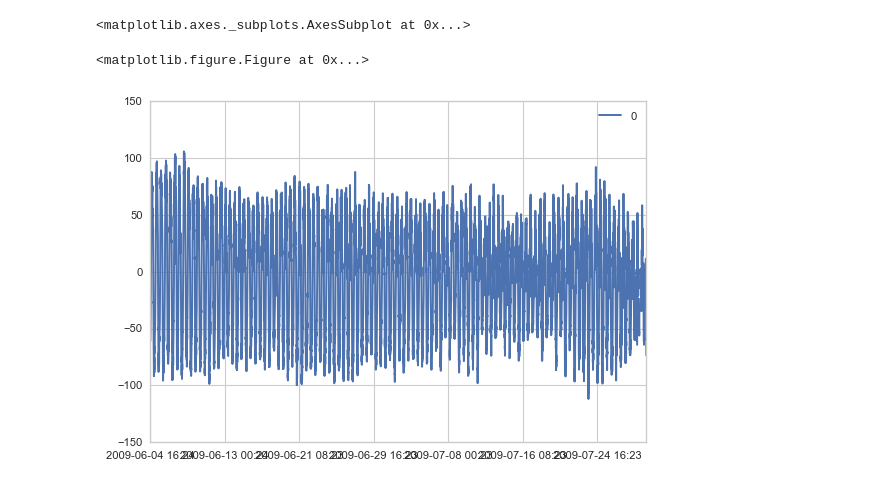
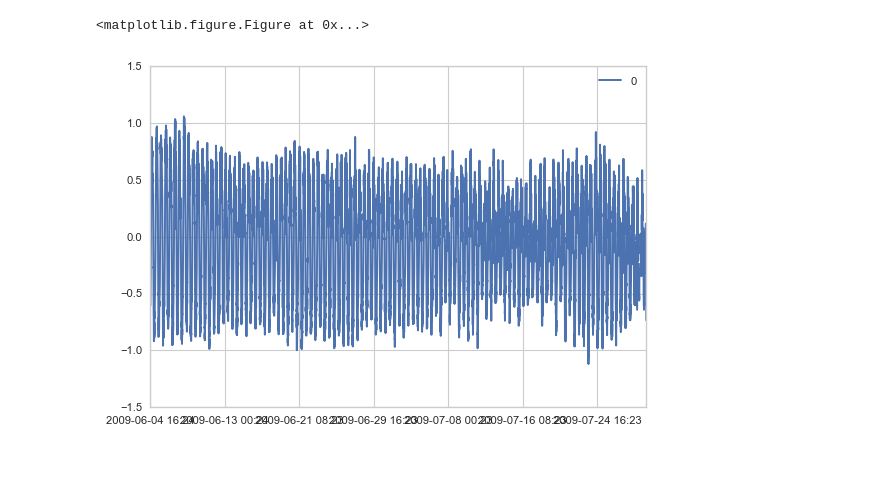
Before and after one commit to BAJJCapstone/MHK-LCoE, a Jupyter notebook: CurrentHM.ipynb, the cells around one changed output. Drawn from its saved outputs; the diff is of its cells as text; code cells hidden in the pictures.

Commit message:
starting reverse calc of HM for currents

```diff
--- a/CurrentHM.ipynb
+++ b/CurrentHM.ipynb
@@ -14,17 +14,17 @@ sbn.set_style("whitegrid")
 # %%
 station_data = os.path.join('currentData', 'COD0901.pkl')
 
 currents = pd.read_pickle(station_data)
 currents.dropna()
 
 currents['COD0901.1.s'] = pd.to_numeric(currents['COD0901.1.s'])
 currents['COD0901.1.d'] = pd.to_numeric(currents['COD0901.1.d'])
-speedAndDirection = pd.DataFrame(currents['COD0901.1.s'].values*np.cos(currents['COD0901.1.d'].values*np.pi/180.),
-             index=currents.index)
+speedAndDirection = pd.DataFrame(currents['COD0901.1.s'].values/100.*np.cos(currents['COD0901.1.d'].values*np.pi/180.),
+                                 index=currents.index)
 
 plt.figure()
 speedAndDirection.plot()
+plt.show()
 # %% [output]
-<matplotlib.axes._subplots.AxesSubplot at 0x...>
+<matplotlib.figure.Figure at 0x...>
-<matplotlib.figure.Figure at 0x...>
-[figure, old version]
+[figure, new version]
```
Also changed, not shown: parts of 10 cells of this notebook, 1 other file.
